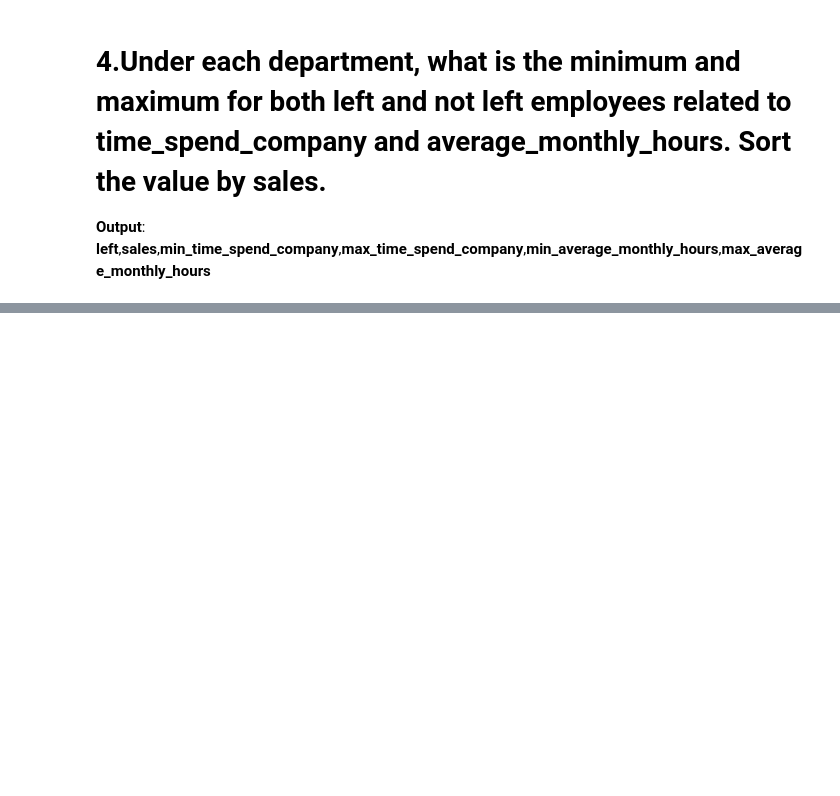
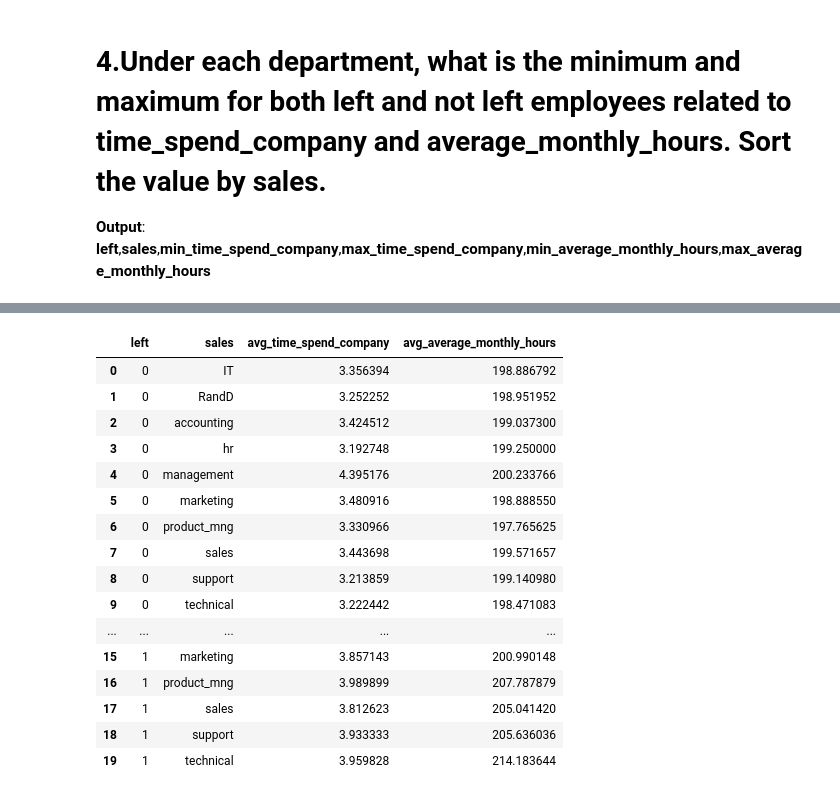
Before and after one commit to ruthika11/ipython-notebook-examples, a Jupyter notebook: HR_Data.ipynb, the cells around one changed output, grey strips where cells are left out. Saved outputs shown, nothing was run; the diff lists cells and outputs as text; code cells hidden in the pictures; blank space fills up the shorter version.

```diff
--- a/HR_Data.ipynb
+++ b/HR_Data.ipynb
@@ -109,0 +257,20 @@ pretty_print(df_avg_time_mer,25)
+# %%
+df_avg_time_mer.style.background_gradient(cmap = "YlGnBu").set_properties(**{"font-size" : "15px"})
+# %% [output]
+|  | left | sales | avg_time_spend_company | avg_average_monthly_hours |
+| 0 | 0 | IT | 3.356394 | 198.886792 |
+| 1 | 0 | RandD | 3.252252 | 198.951952 |
+| 2 | 0 | accounting | 3.424512 | 199.037300 |
+| 3 | 0 | hr | 3.192748 | 199.250000 |
+| 4 | 0 | management | 4.395176 | 200.233766 |
+| 5 | 0 | marketing | 3.480916 | 198.888550 |
+| 6 | 0 | product_mng | 3.330966 | 197.765625 |
+| 7 | 0 | sales | 3.443698 | 199.571657 |
+| 8 | 0 | support | 3.213859 | 199.140980 |
+| 9 | 0 | technical | 3.222442 | 198.471083 |
+| ... | ... | ... | ... | ... |
+| 15 | 1 | marketing | 3.857143 | 200.990148 |
+| 16 | 1 | product_mng | 3.989899 | 207.787879 |
+| 17 | 1 | sales | 3.812623 | 205.041420 |
+| 18 | 1 | support | 3.933333 | 205.636036 |
+| 19 | 1 | technical | 3.959828 | 214.183644 |
```
Also changed, not shown: parts of 16 cells of this notebook.
